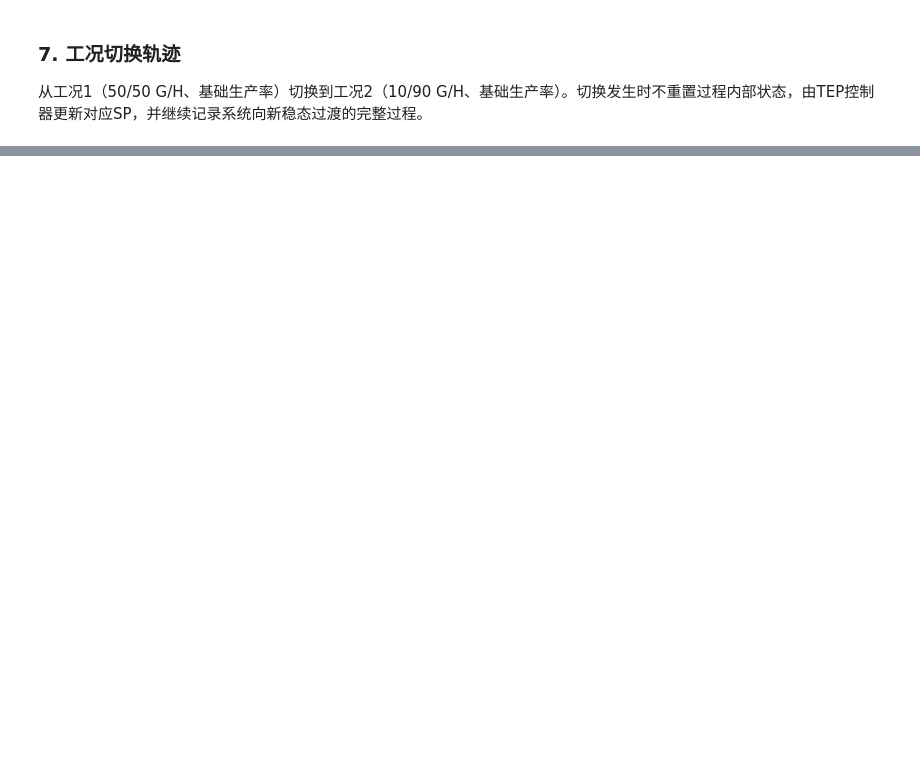
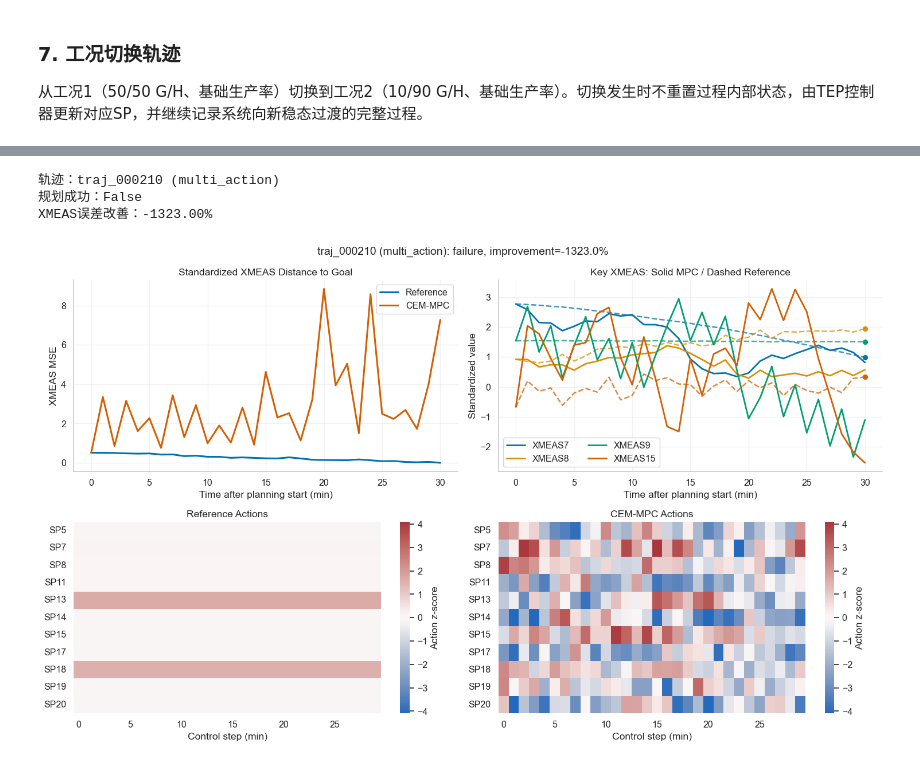
Before and after one commit to ShixiangLi/tepwm, a Jupyter notebook: tutorial/tep_tutorial.ipynb, the cells around one changed output, grey strips where cells are left out. Drawn from its saved outputs; the diff is of its cells as text; code cells hidden in the pictures; blank space fills up the shorter version.

```diff
--- a/tutorial/tep_tutorial.ipynb
+++ b/tutorial/tep_tutorial.ipynb
@@ -481,0 +675,13 @@ show_trajectory(
+# %%
+# 批量执行测试任务，并统计整体及不同动作场景的成功率。
+planning_evaluation = evaluate_planning_tasks(
+    checkpoint_path,
+    dataset_dir,
+    project_config,
+    device=str(device),
+)
+
+print("规划评估汇总：")
+display(planning_evaluation["summary"].round(4))
+print("逐任务结果：")
+display(planning_evaluation["per_task"].round(4))
@@ -481,0 +711,13 @@ show_trajectory(
+# %%
+# 优先选择成功任务中改善程度居中的代表性案例；若均失败，则选择最具代表性的失败案例。
+planning_case = planning_evaluation["typical_case"]
+print(f"轨迹：{planning_case['trajectory_id']} ({planning_case['scenario_type']})")
+print(f"规划成功：{planning_case['success']}")
+print(f"XMEAS误差改善：{planning_case['improvement']:.2%}")
+plot_planning_case(planning_case)
+plt.show()
+# %% [output]
+轨迹：traj_000210 (multi_action)
+规划成功：False
+XMEAS误差改善：-1323.00%
+[figure, added]
```
Also changed, not shown: parts of 28 cells of this notebook, 15 other files.
